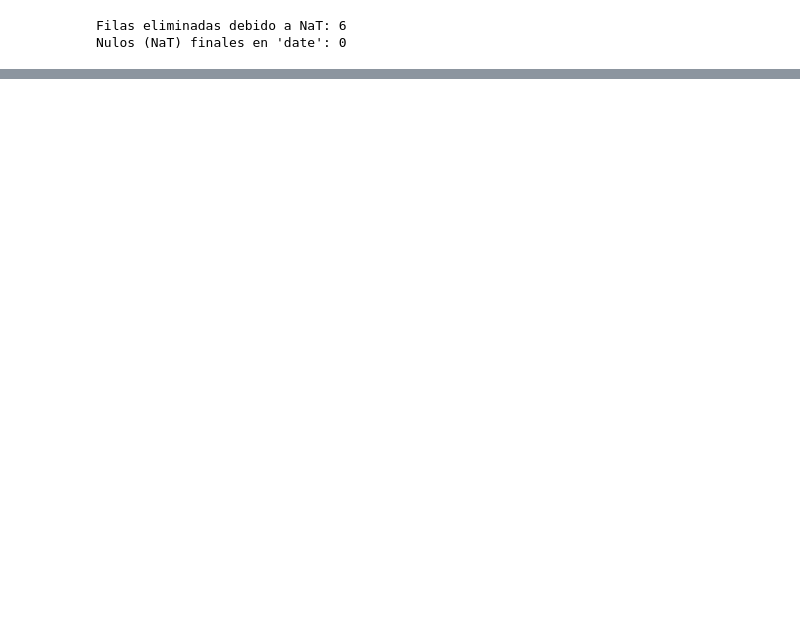
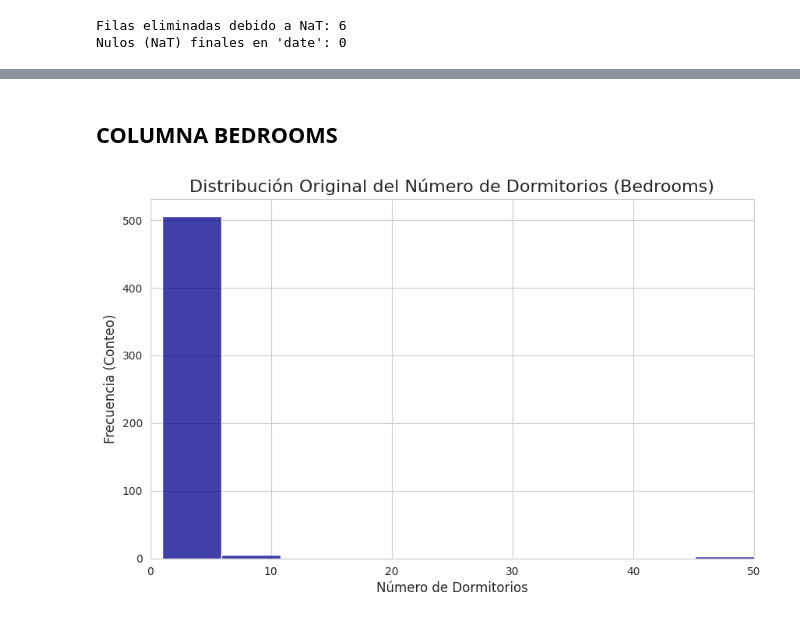
Before and after one commit to EduFergo/DirtyData, a Jupyter notebook: datacleaner/cleaner.ipynb, the cells around one changed output, grey strips where cells are left out. Cells and saved outputs as stored; diff of their text form; code cells hidden in the pictures; blank space fills up the shorter version.

```diff
--- a/datacleaner/cleaner.ipynb
+++ b/datacleaner/cleaner.ipynb
@@ -123,0 +292,26 @@ Nulos (NaT) finales en 'date': 0
+# %% [markdown]
+## COLUMNA BEDROOMS
+# %%
+# Aseguramos que la columna sea numérica para el histograma, convirtiendo errores a NaN
+bedrooms_temp = pd.to_numeric(df['bedrooms'], errors='coerce')
+
+# Configurar el estilo
+sns.set_style("whitegrid")
+
+# 1. Crear la figura y los ejes
+plt.figure(figsize=(10, 6))
+
+# 2. Generar el histograma de la columna bedrooms
+sns.histplot(bedrooms_temp, bins=10, kde=False, color='darkblue')
+
+# 3. Añadir títulos y etiquetas
+plt.title('Distribución Original del Número de Dormitorios (Bedrooms)', fontsize=16)
+plt.xlabel('Número de Dormitorios', fontsize=12)
+plt.ylabel('Frecuencia (Conteo)', fontsize=12)
+
+# Establecer límites del eje x para asegurar que se vea el outlier 50
+plt.xlim(0, max(bedrooms_temp.dropna().max(), 10)) # Muestra hasta el valor más alto o 10
+
+plt.show()
+# %% [output]
+[figure, added]
```
Also changed, not shown: parts of 37 cells of this notebook, 2 other files.
